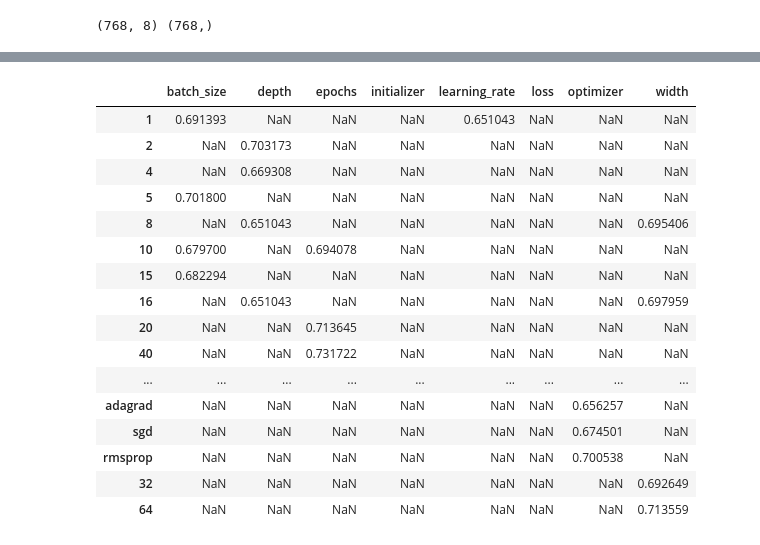
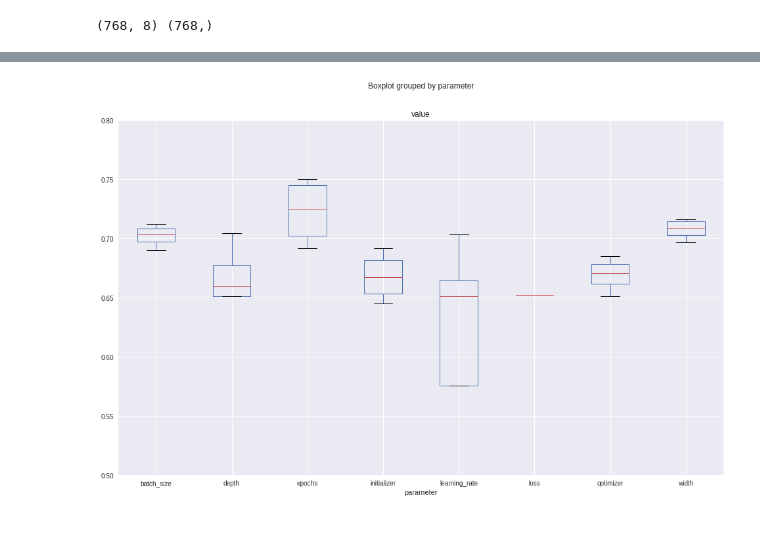
Before and after one commit to georgeliu1998/keras_model_tuning, a Jupyter notebook: keras.ipynb, the cells around one changed output, grey strips where cells are left out. Cells and saved outputs as stored; diff of their text form; code cells hidden in the pictures.

Commit message:
Add boxplot

```diff
--- a/keras.ipynb
+++ b/keras.ipynb
@@ -130,6 +130,9 @@ class SequentialModel:
       X: np.array, features
       y: np.array, labels
       n_splits: int, number of folds for the cross-validation
+    Returns:
+      mean_accuracy: float, the average accuracy based on the cross-validation.
+
     """
     score_lst = []
     t1 = time()
@@ -400,24 +413,3 @@ Mean Accuracy: 68.23%, Standard Deviation: 1.01%
 # %%
 with open('cross_validation_results.pkl', 'rb') as f:
     tuning_results = pickle.load(f)
-# %%
-df = pd.DataFrame(tuning_results)
-df
-# %% [output]
-|  | batch_size | depth | epochs | initializer | learning_rate | loss | optimizer | width |
-| 1 | 0.691393 | NaN | NaN | NaN | 0.651043 | NaN | NaN | NaN |
-| 2 | NaN | 0.703173 | NaN | NaN | NaN | NaN | NaN | NaN |
-| 4 | NaN | 0.669308 | NaN | NaN | NaN | NaN | NaN | NaN |
-| 5 | 0.701800 | NaN | NaN | NaN | NaN | NaN | NaN | NaN |
-| 8 | NaN | 0.651043 | NaN | NaN | NaN | NaN | NaN | 0.695406 |
-| 10 | 0.679700 | NaN | 0.694078 | NaN | NaN | NaN | NaN | NaN |
-| 15 | 0.682294 | NaN | NaN | NaN | NaN | NaN | NaN | NaN |
-| 16 | NaN | 0.651043 | NaN | NaN | NaN | NaN | NaN | 0.697959 |
-| 20 | NaN | NaN | 0.713645 | NaN | NaN | NaN | NaN | NaN |
-| 40 | NaN | NaN | 0.731722 | NaN | NaN | NaN | NaN | NaN |
-| ... | ... | ... | ... | ... | ... | ... | ... | ... |
-| adagrad | NaN | NaN | NaN | NaN | NaN | NaN | 0.656257 | NaN |
-| sgd | NaN | NaN | NaN | NaN | NaN | NaN | 0.674501 | NaN |
-| rmsprop | NaN | NaN | NaN | NaN | NaN | NaN | 0.700538 | NaN |
-| 32 | NaN | NaN | NaN | NaN | NaN | NaN | NaN | 0.692649 |
-| 64 | NaN | NaN | NaN | NaN | NaN | NaN | NaN | 0.713559 |
@@ -468,0 +416,31 @@ plot_results(tuning_options, tuning_results)
+# %%
+def wrangle(tuning_results):
+    """
+    Params:
+        tuning_results: dict, the dict loaded from pickled hyperparameter tuning results
+
+    Returns:
+        df_long: pandas df, the wrangled long format dataframe
+    """
+    # Save as df
+    df = pd.DataFrame(tuning_results)
+    # Get the col names as value vars for melt func
+    value_vars = df.columns.tolist()
+    # Reset index and rename the index col
+    df = df.reset_index().rename(columns={'index': 'option'})
+    # Transform from wide to long format for easy plotting
+    df_long = pd.melt(df, id_vars='option', value_vars=value_vars)
+    df_long = df_long.rename(columns={'variable': 'parameter'})
+    # Exclude the zero and null values
+    df_long = df_long[~df_long['value'].isnull()]
+    df_long = df_long.query("value!=0 & value!='NaN'")
+
+    return df_long
+# %%
+df_long = wrangle(tuning_results)
+fig, ax = plt.subplots(figsize=(16, 10))
+df_long.boxplot(column='value', by='parameter', ax=ax)
+plt.ylim(0.5, 0.8)
+plt.show()
+# %% [output]
+[figure, added]
```
Also changed, not shown: parts of 5 cells of this notebook.
